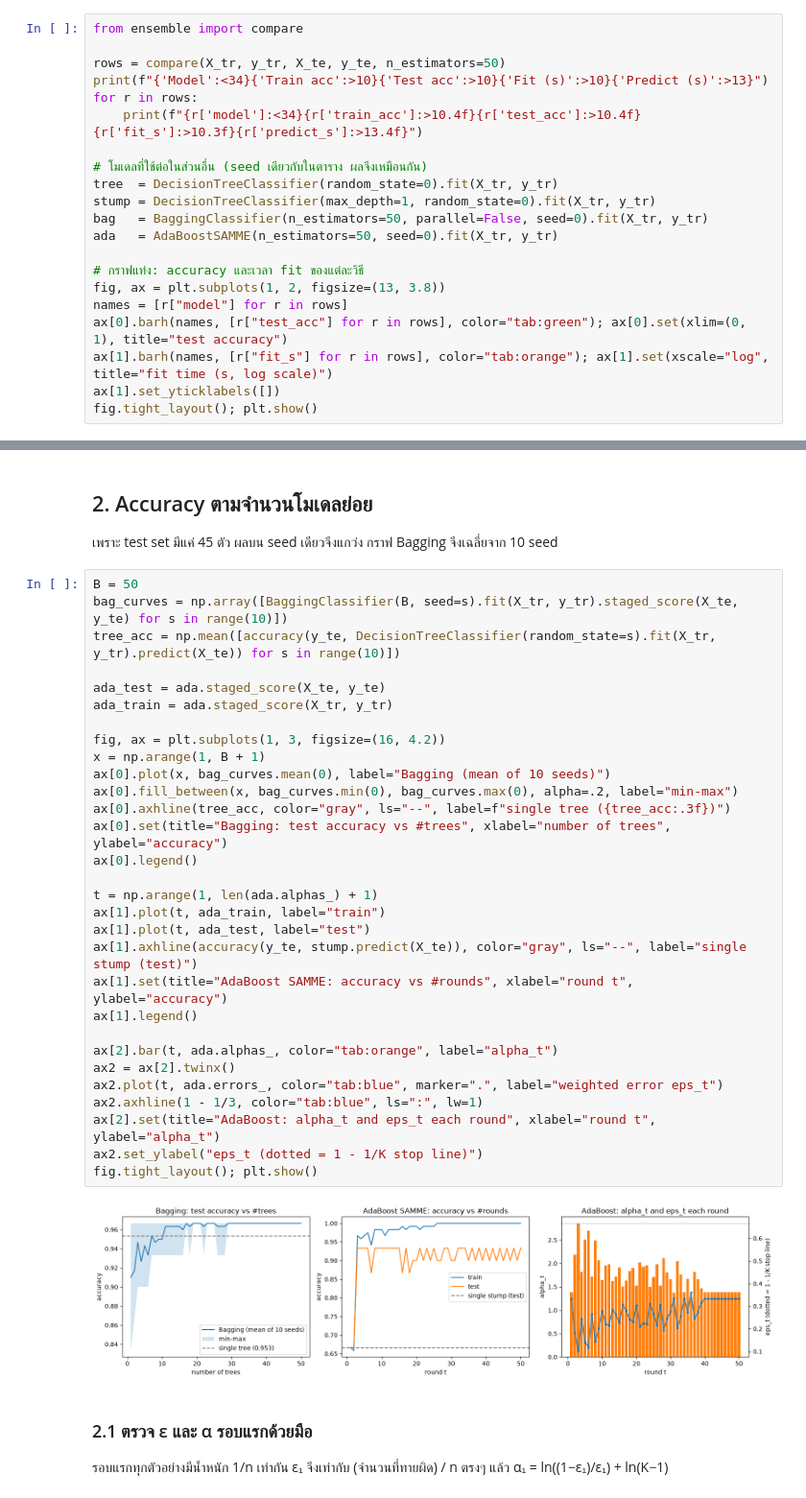
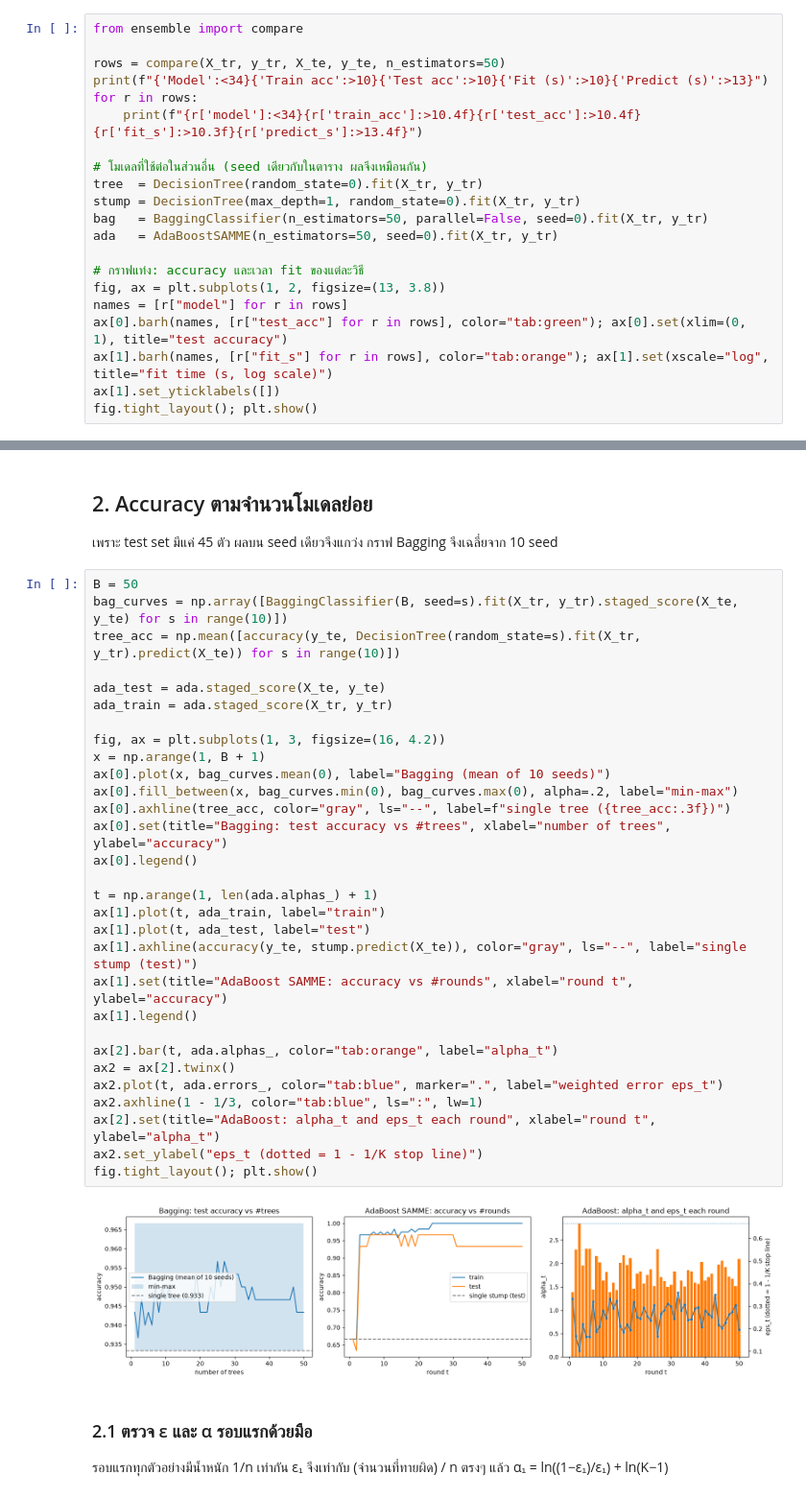
Before and after one commit to Finoria-co/Ensemble-Learning, a Jupyter notebook: ensemble_iris.ipynb, the cells around one changed output, grey strips where cells are left out. Shown at 96% size. Cells and saved outputs as stored; diff of their text form.

Commit message:
notebook: use own DecisionTree everywhere (no sklearn), 3.1 uses tree base; rerun
Co-Authored-By: Claude Opus 5.5 <noreply@anthropic.com>

```diff
--- a/ensemble_iris.ipynb
+++ b/ensemble_iris.ipynb
@@ -94,8 +93,8 @@ for r in rows:
     print(f"{r['model']:<34}{r['train_acc']:>10.4f}{r['test_acc']:>10.4f}{r['fit_s']:>10.3f}{r['predict_s']:>13.4f}")
 
 # โมเดลที่ใช้ต่อในส่วนอื่น (seed เดียวกับในตาราง ผลจึงเหมือนกัน)
-tree  = DecisionTreeClassifier(random_state=0).fit(X_tr, y_tr)
-stump = DecisionTreeClassifier(max_depth=1, random_state=0).fit(X_tr, y_tr)
+tree  = DecisionTree(random_state=0).fit(X_tr, y_tr)
+stump = DecisionTree(max_depth=1, random_state=0).fit(X_tr, y_tr)
 bag   = BaggingClassifier(n_estimators=50, parallel=False, seed=0).fit(X_tr, y_tr)
 ada   = AdaBoostSAMME(n_estimators=50, seed=0).fit(X_tr, y_tr)
 
@@ -120,35 +119,35 @@ AdaBoost SAMME 50 rounds              1.0000    0.9333     0.054       0.0067
 # %%
 B = 50
 bag_curves = np.array([BaggingClassifier(B, seed=s).fit(X_tr, y_tr).staged_score(X_te, y_te) for s in range(10)])
-tree_acc = np.mean([accuracy(y_te, DecisionTreeClassifier(random_state=s).fit(X_tr, y_tr).predict(X_te)) for s in range(10)])
+tree_acc = np.mean([accuracy(y_te, DecisionTree(random_state=s).fit(X_tr, y_tr).predict(X_te)) for s in range(10)])
 
 ada_test = ada.staged_score(X_te, y_te)
 ada_train = ada.staged_score(X_tr, y_tr)
 
 fig, ax = plt.subplots(1, 3, figsize=(16, 4.2))
 x = np.arange(1, B + 1)
 ax[0].plot(x, bag_curves.mean(0), label="Bagging (mean of 10 seeds)")
 ax[0].fill_between(x, bag_curves.min(0), bag_curves.max(0), alpha=.2, label="min-max")
 ax[0].axhline(tree_acc, color="gray", ls="--", label=f"single tree ({tree_acc:.3f})")
 ax[0].set(title="Bagging: test accuracy vs #trees", xlabel="number of trees", ylabel="accuracy")
 ax[0].legend()
 
 t = np.arange(1, len(ada.alphas_) + 1)
 ax[1].plot(t, ada_train, label="train")
 ax[1].plot(t, ada_test, label="test")
 ax[1].axhline(accuracy(y_te, stump.predict(X_te)), color="gray", ls="--", label="single stump (test)")
 ax[1].set(title="AdaBoost SAMME: accuracy vs #rounds", xlabel="round t", ylabel="accuracy")
 ax[1].legend()
 
 ax[2].bar(t, ada.alphas_, color="tab:orange", label="alpha_t")
 ax2 = ax[2].twinx()
 ax2.plot(t, ada.errors_, color="tab:blue", marker=".", label="weighted error eps_t")
 ax2.axhline(1 - 1/3, color="tab:blue", ls=":", lw=1)
 ax[2].set(title="AdaBoost: alpha_t and eps_t each round", xlabel="round t", ylabel="alpha_t")
 ax2.set_ylabel("eps_t (dotted = 1 - 1/K stop line)")
 fig.tight_layout(); plt.show()
 # %% [output]
-[figure, old version]
+[figure, new version]
 # %% [markdown]
 ### 2.1 ตรวจ ε และ α รอบแรกด้วยมือ
 รอบแรกทุกตัวอย่างมีน้ำหนัก 1/n เท่ากัน ε₁ จึงเท่ากับ (จำนวนที่ทายผิด) / n ตรงๆ แล้ว α₁ = ln((1−ε₁)/ε₁) + ln(K−1)
```
Also changed, not shown: parts of 7 cells of this notebook.
